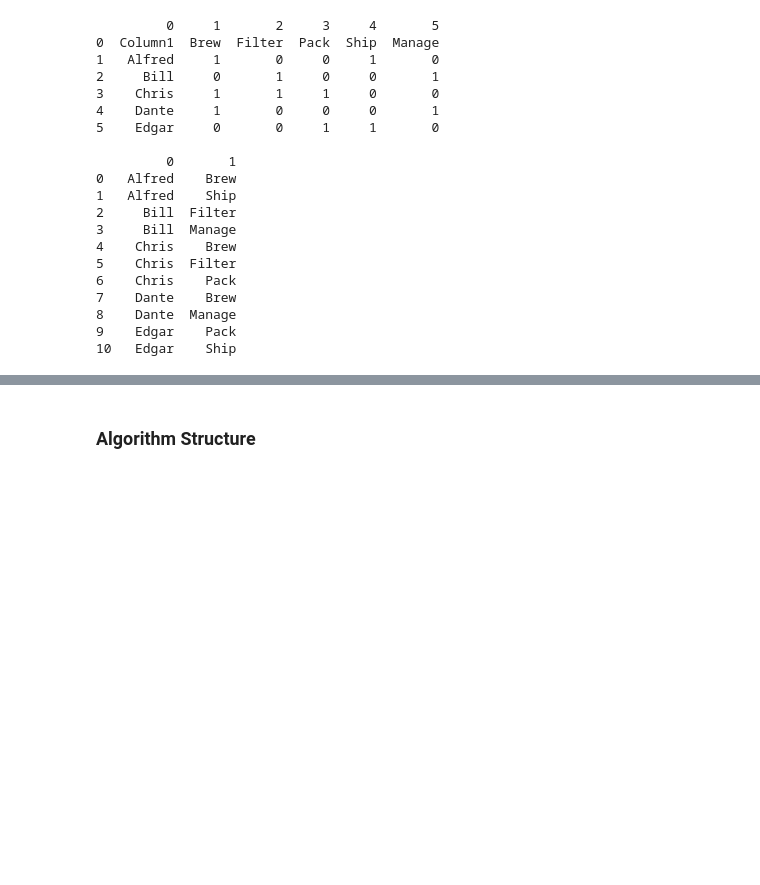
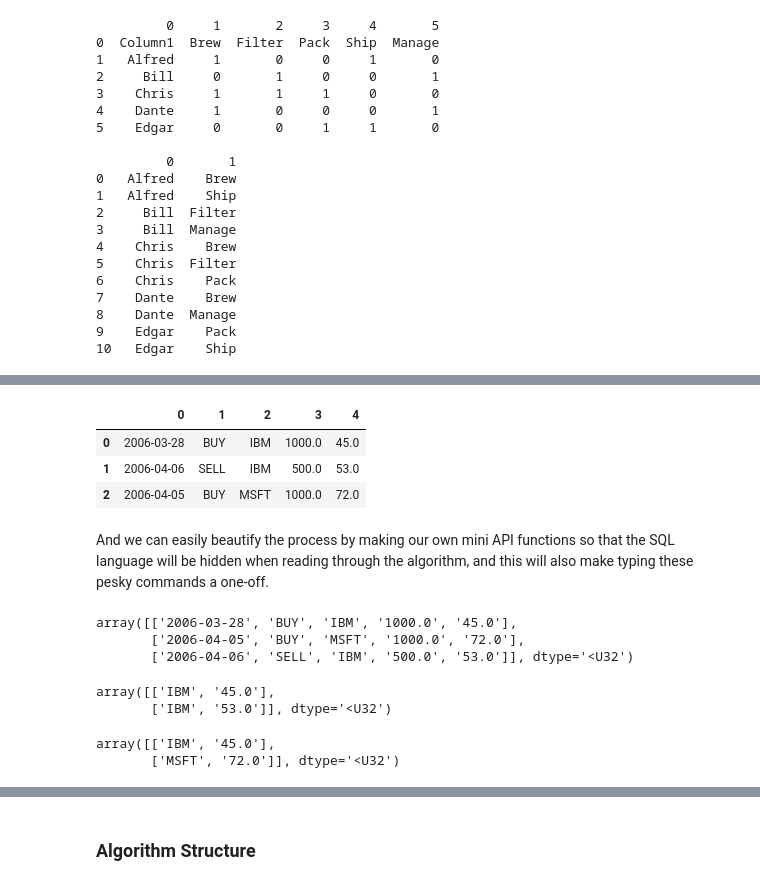
Before and after one commit to DavidD003/Posts, a Jupyter notebook: _notebooks/2022-08-11-Deploying A Schedule Building Algorithm.ipynb, the cells around one changed output, grey strips where cells are left out. Cells and saved outputs as stored; diff of their text form; code cells hidden in the pictures; blank space fills up the shorter version.

Commit message:
Added algorithm, table lookups

```diff
--- a/_notebooks/2022-08-11-Deploying A Schedule Building Algorithm.ipynb
+++ b/_notebooks/2022-08-11-Deploying A Schedule Building Algorithm.ipynb
@@ -206,0 +209,22 @@ print(dataArr)
+# %%
+import sqlite3
+conn = sqlite3.connect('example.db')
+c = conn.cursor()
+c.execute('''CREATE TABLE IF NOT EXISTS stocks (date text, trans text, symbol text, qty, price)''') # Create table.
+c.execute('''DELETE FROM stocks''') #if table already existed, will have data... delete existing data to refresh with new.
+purchases = [('2006-03-28', 'BUY', 'IBM', 1000, 45.00),
+            ('2006-04-05', 'BUY', 'MSFT', 1000, 72.00),
+            ('2006-04-06', 'SELL', 'IBM', 500, 53.00),
+        ]
+c.executemany('INSERT INTO stocks VALUES (?,?,?,?,?)', purchases)
+conn.commit()
+c.execute('SELECT * FROM stocks ORDER BY price')
+listbackTable=c.fetchall()
+pd.DataFrame(listbackTable)
+# %% [output]
+|  | 0 | 1 | 2 | 3 | 4 |
+| 0 | 2006-03-28 | BUY | IBM | 1000.0 | 45.0 |
+| 1 | 2006-04-06 | SELL | IBM | 500.0 | 53.0 |
+| 2 | 2006-04-05 | BUY | MSFT | 1000.0 | 72.0 |
+# %% [markdown]
+And we can easily beautify the process by making our own mini API functions so that the SQL language will be hidden when reading through the algorithm, and this will also make typing these pesky commands a one-off.
@@ -206,0 +286,16 @@ print(dataArr)
+# %%
+viewTBL('stocks')
+# %% [output]
+array([['2006-03-28', 'BUY', 'IBM', '1000.0', '45.0'],
+       ['2006-04-05', 'BUY', 'MSFT', '1000.0', '72.0'],
+       ['2006-04-06', 'SELL', 'IBM', '500.0', '53.0']], dtype='<U32')
+# %%
+viewTBL('stocks',['symbol','price'],[('price','asc')],[('symbol','IBM')])
+# %% [output]
+array([['IBM', '45.0'],
+       ['IBM', '53.0']], dtype='<U32')
+# %%
+viewTBL('stocks',['symbol','price'],[('price','asc')],[('qty',1000)])
+# %% [output]
+array([['IBM', '45.0'],
+       ['MSFT', '72.0']], dtype='<U32')
```
Also changed, not shown: parts of 6 cells of this notebook, 1 other file.
